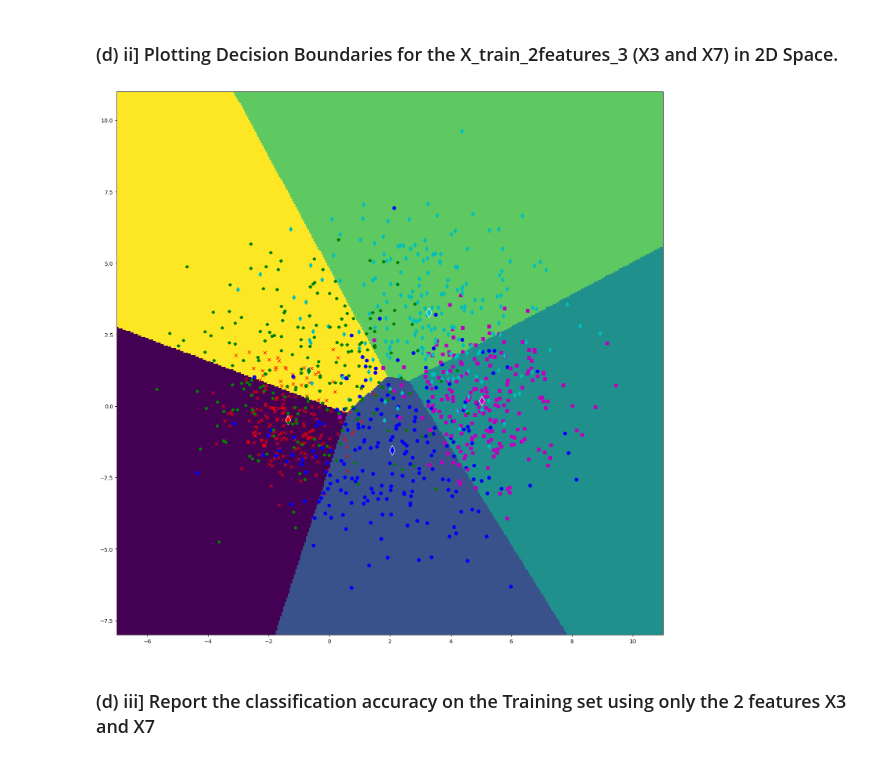
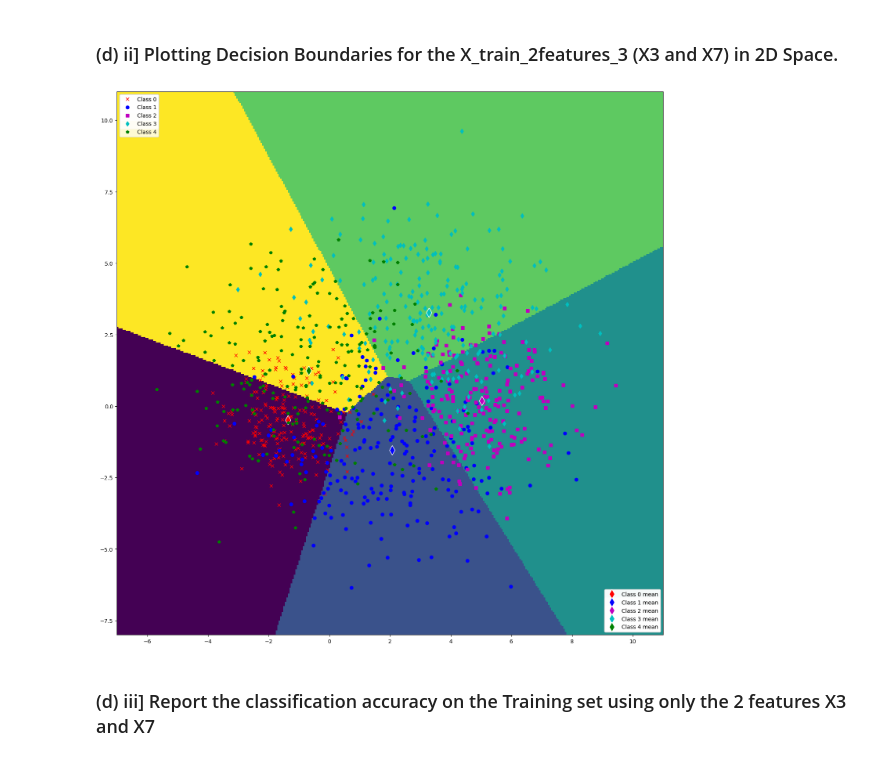
Before and after one commit to SudeshKumarSK/ee559-mlOne, a Jupyter notebook: HW-2/HomeworkTwo.ipynb, the cells around one changed output. Saved outputs shown, nothing was run; the diff lists cells and outputs as text; code cells hidden in the pictures.

```diff
--- a/HW-2/HomeworkTwo.ipynb
+++ b/HW-2/HomeworkTwo.ipynb
@@ -347,9 +343,9 @@ Y_hat_train_2features_3 = nmc_2features.classify(X=X_train_2features_3, sample_m
 # %% [markdown]
 ### (d) ii] Plotting Decision Boundaries for the X_train_2features_3 (X3 and X7) in 2D Space.
 # %%
-nmc_2features.plotDecisionBoundaries_2(training=X_train_2features_3, label_train=T_train, sample_mean=class_means_2features_3, fsize=(18,18))
+nmc_2features.plotDecisionBoundaries_2(training=X_train_2features_3, label_train=T_train, sample_mean=class_means_2features_3, fsize=(18,18), legend_on=True)
 # %% [output]
-[figure, old version]
+[figure, new version]
 # %% [markdown]
 ### (d) iii] Report the classification accuracy on the Training set using only the 2 features X3 and X7
 # %%
```
Also changed, not shown: parts of 11 cells of this notebook.
